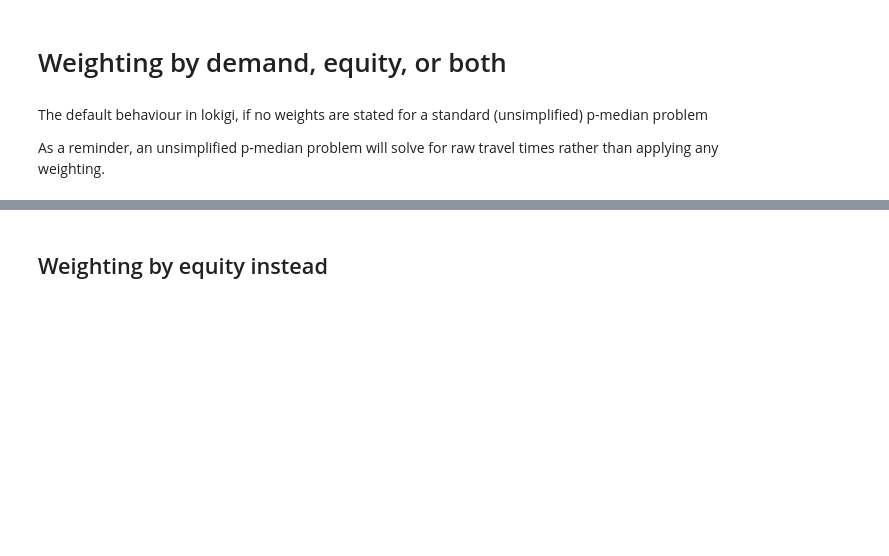
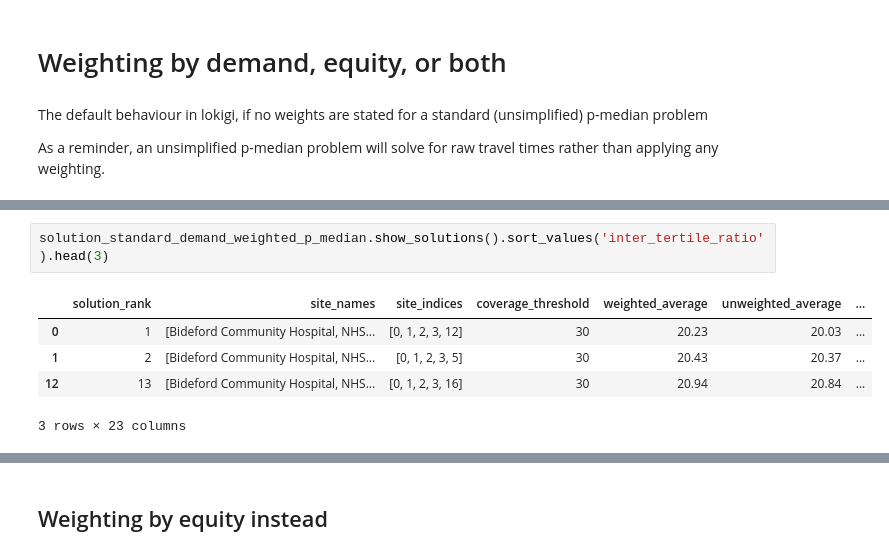
Before and after one commit to hsma-tools/lokigi, a Jupyter notebook: examples/location/multiobjective_optimisation_weights/index.ipynb, the cells around one changed output, grey strips where cells are left out. Cells and saved outputs as stored; diff of their text form; blank space fills up the shorter version.

```diff
--- a/examples/location/multiobjective_optimisation_weights/index.ipynb
+++ b/examples/location/multiobjective_optimisation_weights/index.ipynb
@@ -83,0 +68,8 @@ Weights: {'demand': 1.0}
+# %%
+solution_standard_demand_weighted_p_median.show_solutions().sort_values('inter_tertile_ratio').head(3)
+# %% [output]
+|  | solution_rank | site_names | site_indices | coverage_threshold | weighted_average | unweighted_average | ... |
+| 0 | 1 | [Bideford Community Hospital, NHS... | [0, 1, 2, 3, 12] | 30 | 20.23 | 20.03 | ... |
+| 1 | 2 | [Bideford Community Hospital, NHS... | [0, 1, 2, 3, 5] | 30 | 20.43 | 20.37 | ... |
+| 12 | 13 | [Bideford Community Hospital, NHS... | [0, 1, 2, 3, 16] | 30 | 20.94 | 20.84 | ... |
+3 rows × 23 columns
```
Also changed, not shown: parts of 8 cells of this notebook, 2 other files.
